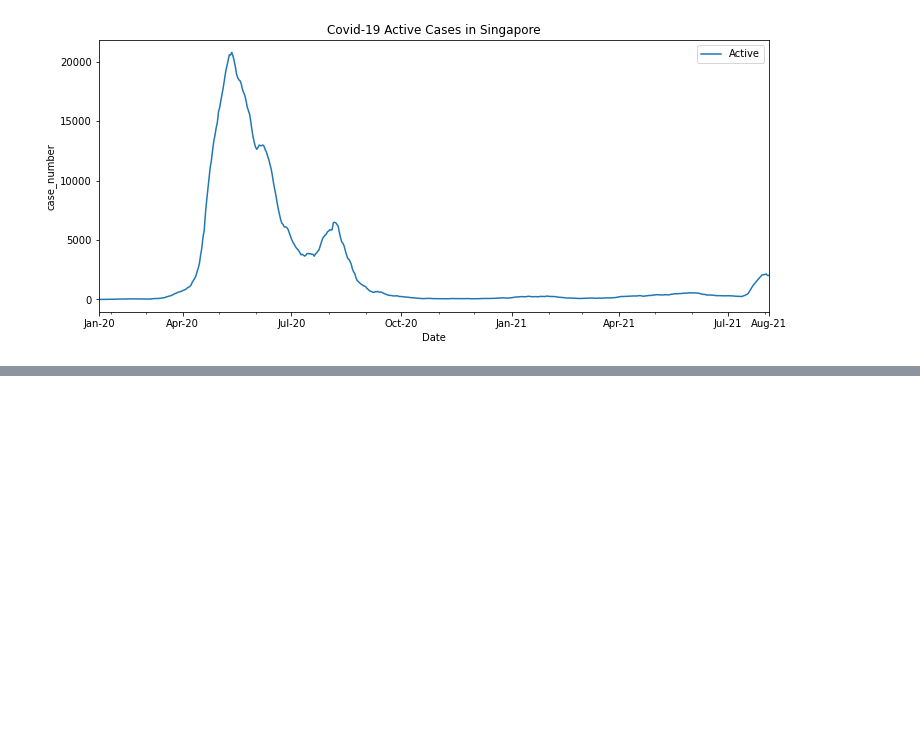
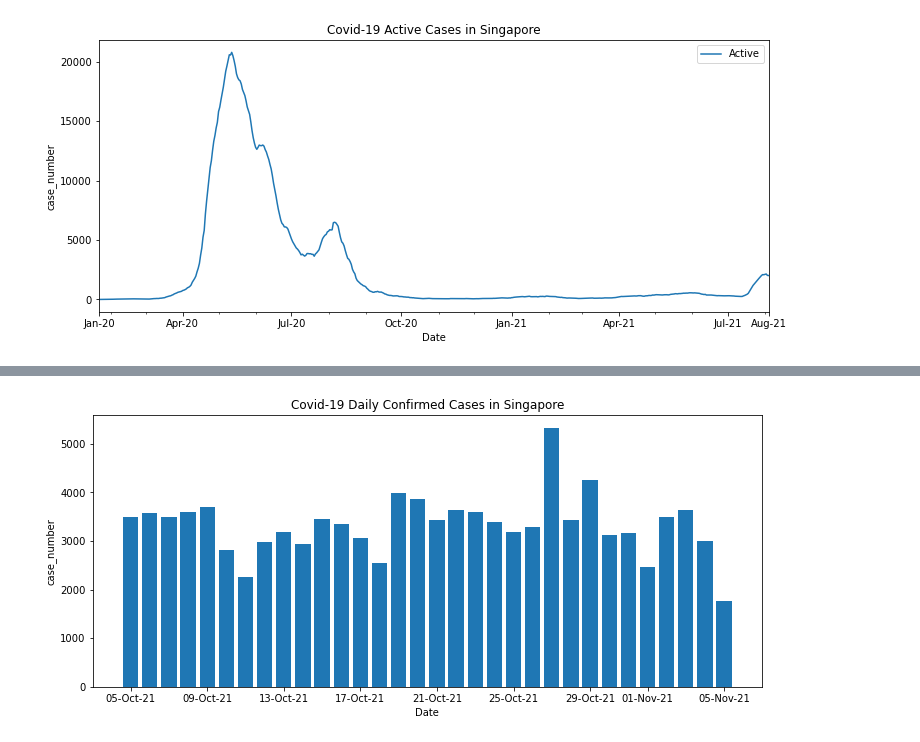
Before and after one commit to junhong950113/govtech_de, a Jupyter notebook: task4/Task4.ipynb, the cells around one changed output, grey strips where cells are left out. Cells and saved outputs as stored; diff of their text form; code cells hidden in the pictures; blank space fills up the shorter version.

```diff
--- a/task4/Task4.ipynb
+++ b/task4/Task4.ipynb
@@ -148,0 +82,23 @@ df_daily_full
+# %%
+#plot bar chart for daily_confirmed cases in a given date range
+
+start_date_a="2021-10-05" #set the start date here
+end_date_b="2021-11-05" #set the end date here; can till latest date
+
+a=df_daily_full[df_daily_full["Date"].dt.strftime("%Y-%m-%d")==start_date_a].index.tolist()[0]
+b=df_daily_full[df_daily_full["Date"].dt.strftime("%Y-%m-%d")==end_date_b].index.tolist()[0]
+
+df_daily_confirmed_date = df_daily_full.iloc[a:b+1,:]
+plt.bar(df_daily_confirmed_date["Date"],df_daily_confirmed_date["daily_confirmed"])
+
+date_form = DateFormatter("%d-%b-%y")
+ax=plt.gca()
+ax.xaxis.set_major_formatter(date_form)
+
+plt.xlabel("Date")
+plt.ylabel("case_number")
+plt.title("Covid-19 Daily Confirmed Cases in Singapore")
+
+plt.show()
+# %% [output]
+[figure, added]
```
Also changed, not shown: parts of 11 cells of this notebook.
